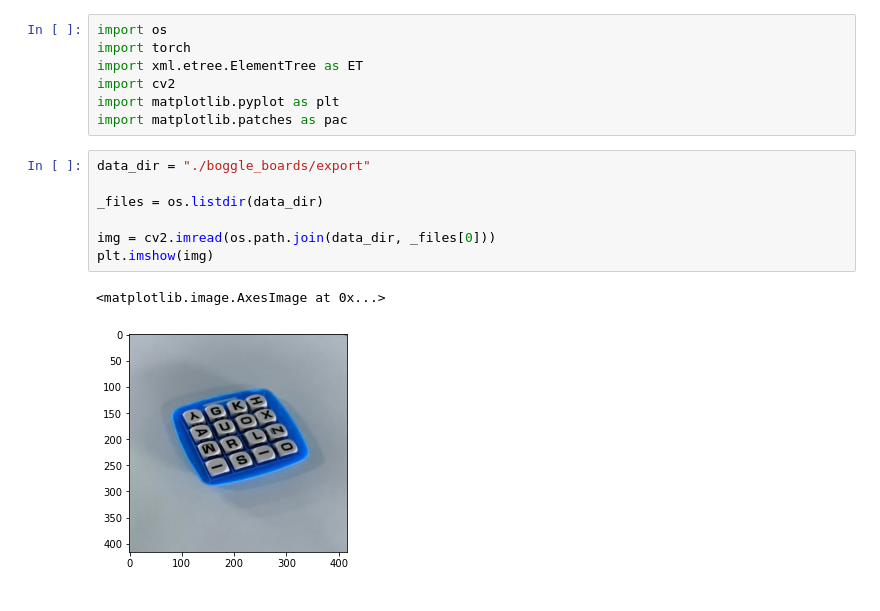
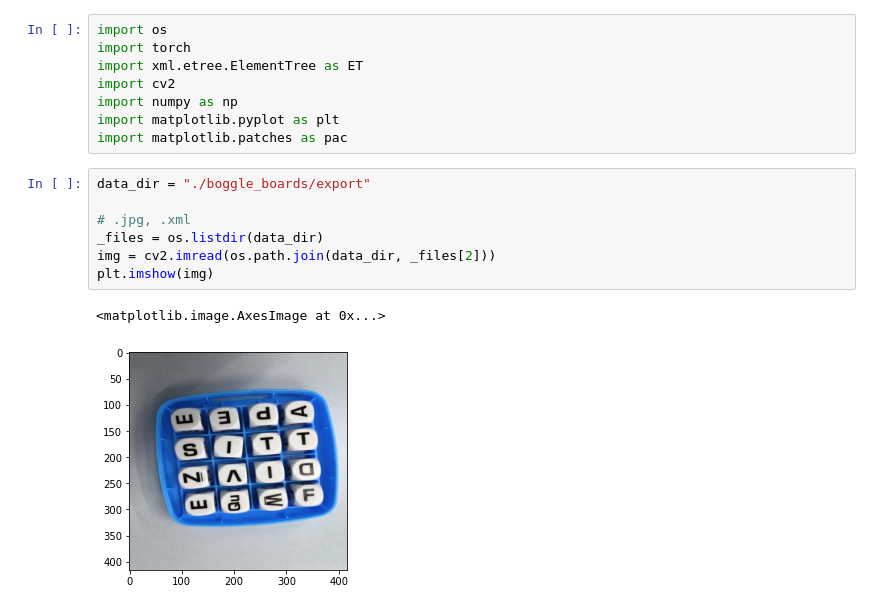
Before and after one commit to gdubbs100/boggle_player, a Jupyter notebook: boggle_training.ipynb, the cells around one changed output. Saved outputs shown, nothing was run; the diff lists cells and outputs as text.

```diff
--- a/boggle_training.ipynb
+++ b/boggle_training.ipynb
@@ -3,17 +3,18 @@ import os
 import torch
 import xml.etree.ElementTree as ET
 import cv2
+import numpy as np
 import matplotlib.pyplot as plt
 import matplotlib.patches as pac
 # %%
 data_dir = "./boggle_boards/export"
 
+# .jpg, .xml
 _files = os.listdir(data_dir)
-
-img = cv2.imread(os.path.join(data_dir, _files[0]))
+img = cv2.imread(os.path.join(data_dir, _files[2]))
 plt.imshow(img)
 # %% [output]
 <matplotlib.image.AxesImage at 0x...>
-[figure, old version]
+[figure, new version]
 # %%
 def getImg(file, data_dir):
```
Also changed, not shown: parts of 23 cells of this notebook.
